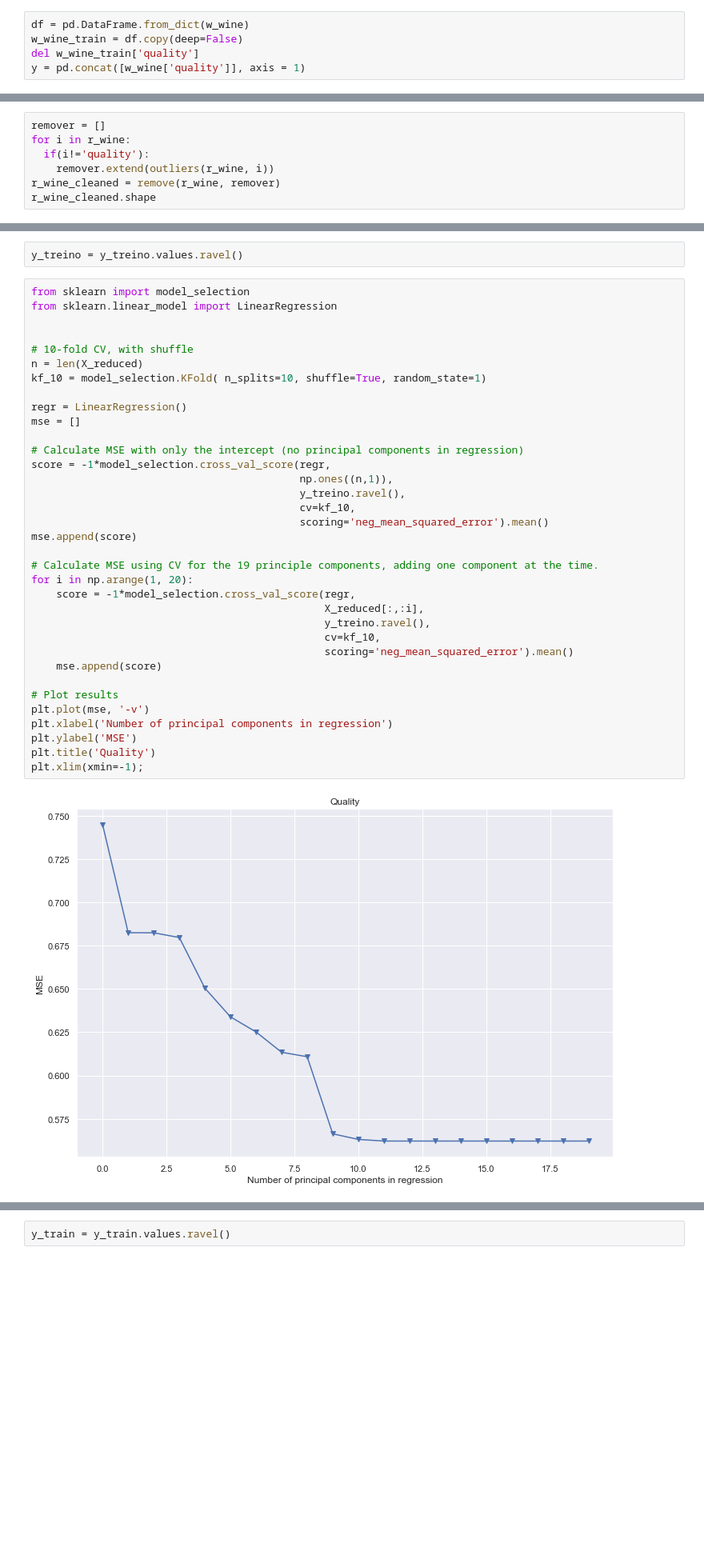
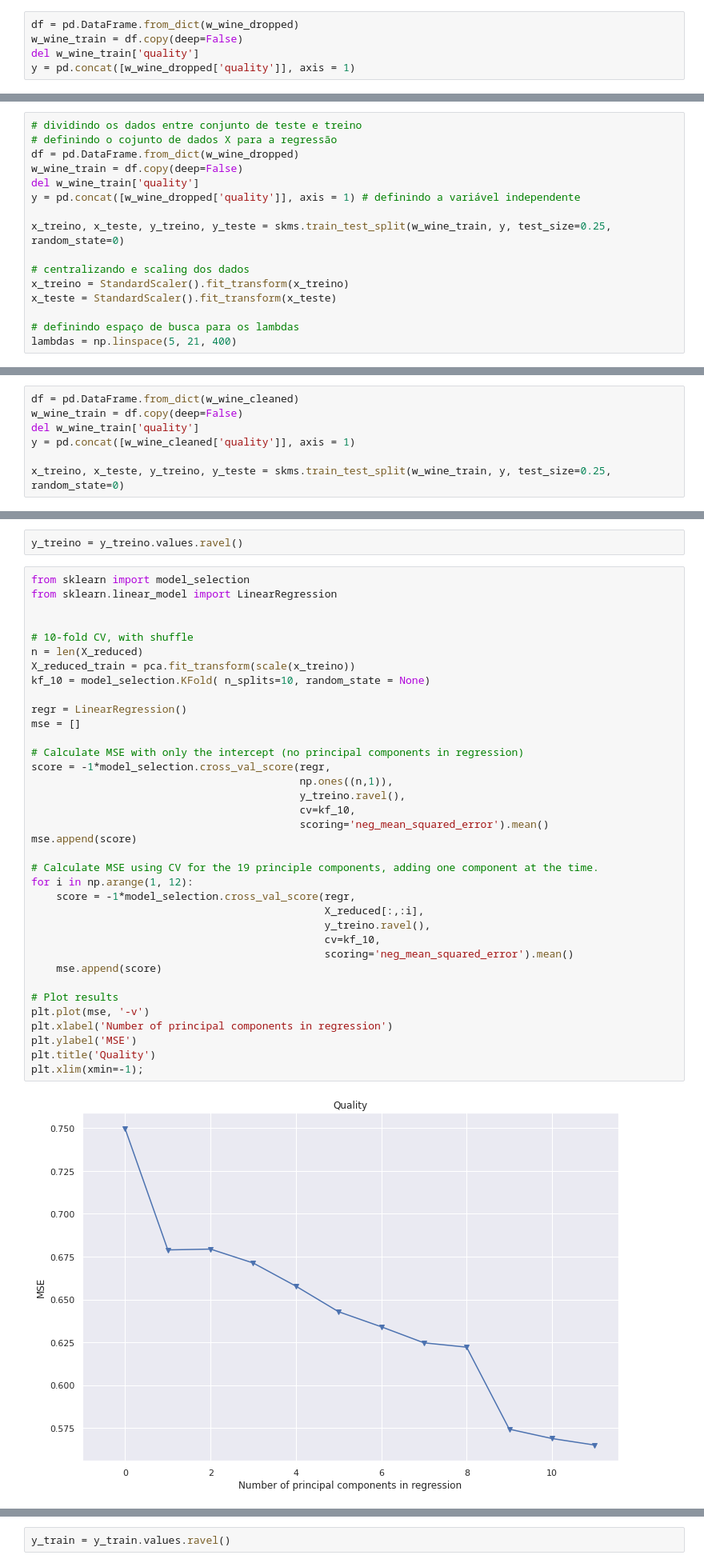
Before and after one commit to gabrie1-s/WQA_Exploratory_Analysis_HW1, a Jupyter notebook: HMW2.ipynb, the cells around one changed output, grey strips where cells are left out. Shown at 80% size. Saved outputs shown, nothing was run; the diff lists cells and outputs as text; blank space fills up the shorter version.

```diff
--- a/HMW2.ipynb
+++ b/HMW2.ipynb
@@ -192,10 +160,10 @@ import sklearn as sk
 # %% [markdown]
 **Definindo o x e y**
 # %%
-df = pd.DataFrame.from_dict(w_wine)
+df = pd.DataFrame.from_dict(w_wine_dropped)
 w_wine_train = df.copy(deep=False)
 del w_wine_train['quality']
-y = pd.concat([w_wine['quality']], axis = 1)
+y = pd.concat([w_wine_dropped['quality']], axis = 1)
 # %% [markdown]
 **Fazendo a regressão linear**
 # %%
@@ -246,7 +189,0 @@ print(-media)
-# %%
-remover = []
-for i in r_wine:
-  if(i!='quality'):
-    remover.extend(outliers(r_wine, i))
-r_wine_cleaned = remove(r_wine, remover)
-r_wine_cleaned.shape
@@ -369,0 +260,16 @@ x_treino, x_teste, y_treino, y_teste = skms.train_test_split(w_wine_train, y, te
+# %%
+# dividindo os dados entre conjunto de teste e treino
+# definindo o cojunto de dados X para a regressão
+df = pd.DataFrame.from_dict(w_wine_dropped)
+w_wine_train = df.copy(deep=False)
+del w_wine_train['quality']
+y = pd.concat([w_wine_dropped['quality']], axis = 1) # definindo a variável independente
+
+x_treino, x_teste, y_treino, y_teste = skms.train_test_split(w_wine_train, y, test_size=0.25, random_state=0)
+
+# centralizando e scaling dos dados
+x_treino = StandardScaler().fit_transform(x_treino)
+x_teste = StandardScaler().fit_transform(x_teste)
+
+# definindo espaço de busca para os lambdas
+lambdas = np.linspace(5, 21, 400)
@@ -370,3 +331,10 @@ x_treino, x_teste, y_treino, y_teste = skms.train_test_split(w_wine_train, y, te
+# %%
+df = pd.DataFrame.from_dict(w_wine_cleaned)
+w_wine_train = df.copy(deep=False)
+del w_wine_train['quality']
+y = pd.concat([w_wine_cleaned['quality']], axis = 1)
+
+x_treino, x_teste, y_treino, y_teste = skms.train_test_split(w_wine_train, y, test_size=0.25, random_state=0)
 # %%
 from sklearn.decomposition import PCA
 from sklearn.preprocessing import scale
@@ -392,36 +360,37 @@ from sklearn.linear_model import LinearRegression
 
 # 10-fold CV, with shuffle
 n = len(X_reduced)
-kf_10 = model_selection.KFold( n_splits=10, shuffle=True, random_state=1)
+X_reduced_train = pca.fit_transform(scale(x_treino))
+kf_10 = model_selection.KFold( n_splits=10, random_state = None)
 
 regr = LinearRegression()
 mse = []
 
 # Calculate MSE with only the intercept (no principal components in regression)
 score = -1*model_selection.cross_val_score(regr,
                                            np.ones((n,1)),
                                            y_treino.ravel(),
                                            cv=kf_10,
                                            scoring='neg_mean_squared_error').mean()
 mse.append(score)
 
 # Calculate MSE using CV for the 19 principle components, adding one component at the time.
-for i in np.arange(1, 20):
+for i in np.arange(1, 12):
     score = -1*model_selection.cross_val_score(regr,
                                                X_reduced[:,:i],
                                                y_treino.ravel(),
                                                cv=kf_10,
                                                scoring='neg_mean_squared_error').mean()
     mse.append(score)
 
 # Plot results
 plt.plot(mse, '-v')
 plt.xlabel('Number of principal components in regression')
 plt.ylabel('MSE')
 plt.title('Quality')
 plt.xlim(xmin=-1);
 # %% [output]
-[figure, old version]
+[figure, new version]
 # %%
 np.cumsum(np.round(pca.explained_variance_ratio_, decimals=4)*100)
 # %% [output]
```
Also changed, not shown: parts of 165 cells of this notebook.
